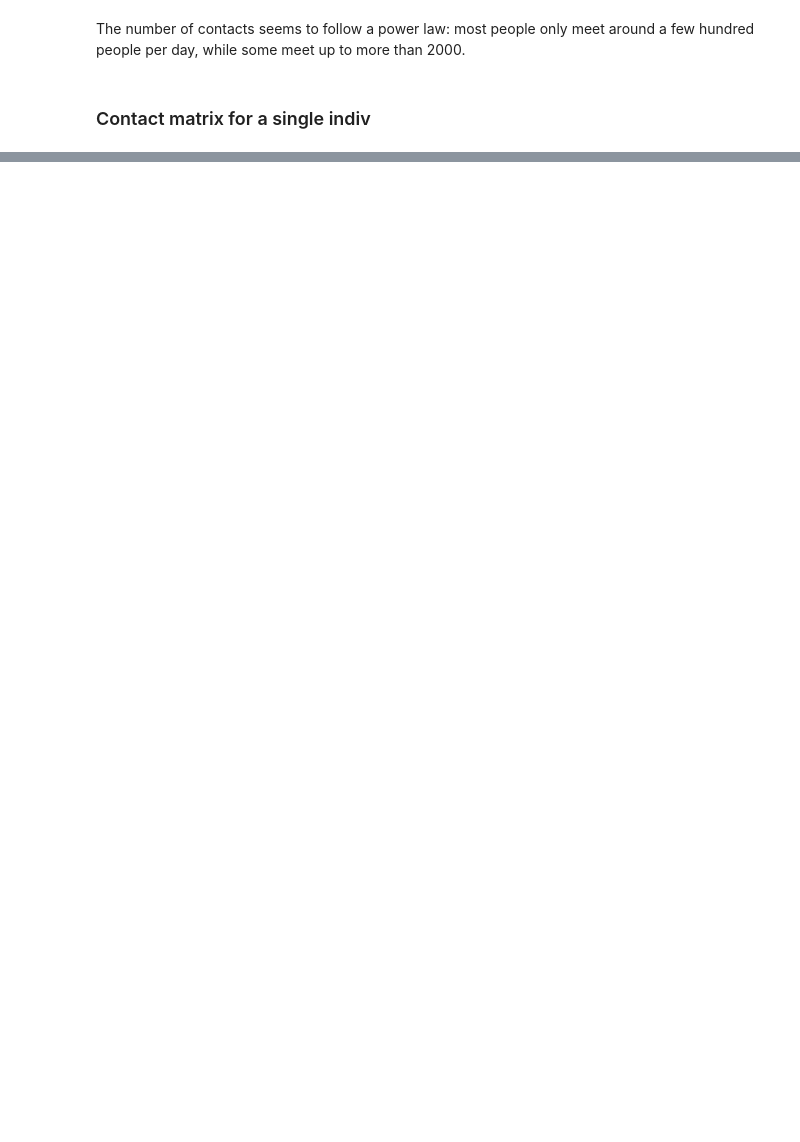
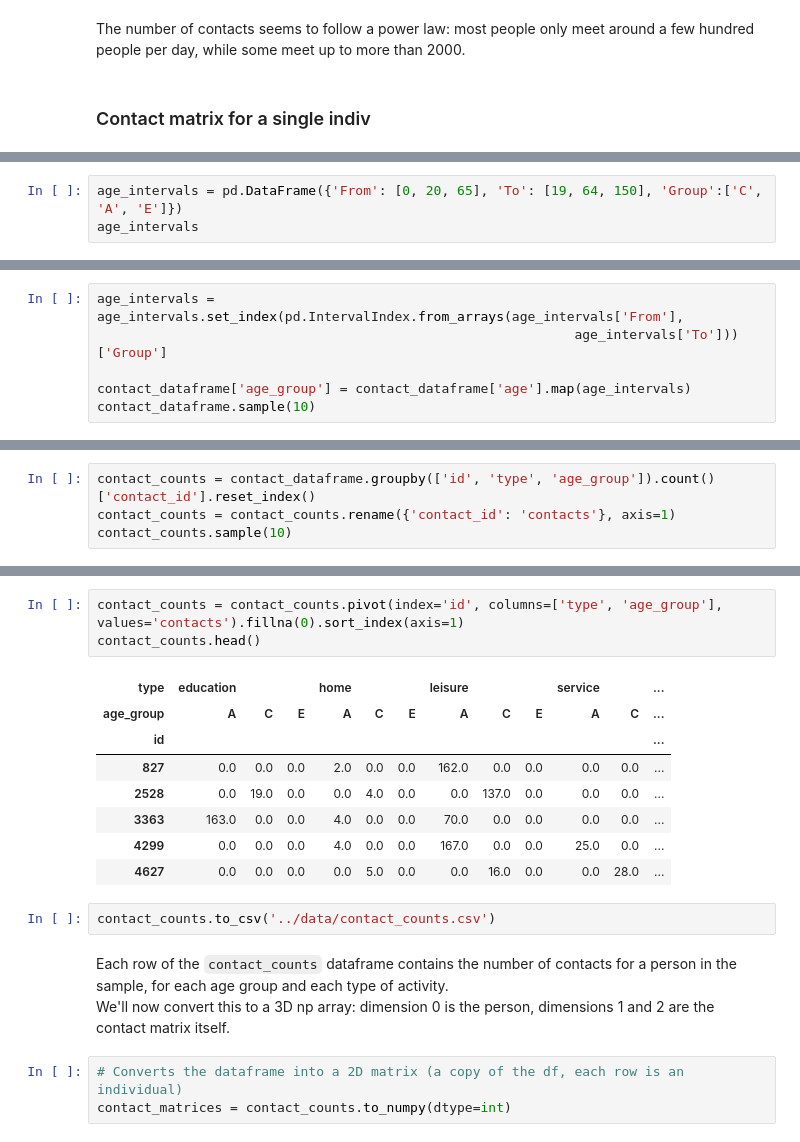
Before and after one commit to dauvillc/covid-19-switzerland, a Jupyter notebook: scripts/contact_matrices.ipynb, the cells around one changed output, grey strips where cells are left out. Drawn from its saved outputs; the diff is of its cells as text; blank space fills up the shorter version.

Commit message:
Complete contact matrices

````diff
--- a/scripts/contact_matrices.ipynb
+++ b/scripts/contact_matrices.ipynb
@@ -284,0 +288,3 @@ total_contacts(510685)
+# %%
+age_intervals = pd.DataFrame({'From': [0, 20, 65], 'To': [19, 64, 150], 'Group':['C', 'A', 'E']})
+age_intervals
@@ -284,0 +296,6 @@ total_contacts(510685)
+# %%
+age_intervals = age_intervals.set_index(pd.IntervalIndex.from_arrays(age_intervals['From'],
+                                                             age_intervals['To']))['Group']
+
+contact_dataframe['age_group'] = contact_dataframe['age'].map(age_intervals)
+contact_dataframe.sample(10)
@@ -284,0 +316,4 @@ total_contacts(510685)
+# %%
+contact_counts = contact_dataframe.groupby(['id', 'type', 'age_group']).count()['contact_id'].reset_index()
+contact_counts = contact_counts.rename({'contact_id': 'contacts'}, axis=1)
+contact_counts.sample(10)
@@ -284,0 +332,20 @@ total_contacts(510685)
+# %%
+contact_counts = contact_counts.pivot(index='id', columns=['type', 'age_group'], values='contacts').fillna(0).sort_index(axis=1)
+contact_counts.head()
+# %% [output]
+| type | education |  |  | home |  |  | leisure |  |  | service |  | ... |
+| age_group | A | C | E | A | C | E | A | C | E | A | C | ... |
+| id |  |  |  |  |  |  |  |  |  |  |  | ... |
+| 827 | 0.0 | 0.0 | 0.0 | 2.0 | 0.0 | 0.0 | 162.0 | 0.0 | 0.0 | 0.0 | 0.0 | ... |
+| 2528 | 0.0 | 19.0 | 0.0 | 0.0 | 4.0 | 0.0 | 0.0 | 137.0 | 0.0 | 0.0 | 0.0 | ... |
+| 3363 | 163.0 | 0.0 | 0.0 | 4.0 | 0.0 | 0.0 | 70.0 | 0.0 | 0.0 | 0.0 | 0.0 | ... |
+| 4299 | 0.0 | 0.0 | 0.0 | 4.0 | 0.0 | 0.0 | 167.0 | 0.0 | 0.0 | 25.0 | 0.0 | ... |
+| 4627 | 0.0 | 0.0 | 0.0 | 0.0 | 5.0 | 0.0 | 0.0 | 16.0 | 0.0 | 0.0 | 28.0 | ... |
+# %%
+contact_counts.to_csv('../data/contact_counts.csv')
+# %% [markdown]
+Each row of the ```contact_counts``` dataframe contains the number of contacts for a person in the sample, for each age group and each type of activity.
+We'll now convert this to a 3D np array: dimension 0 is the person, dimensions 1 and 2 are the contact matrix itself.
+# %%
+# Converts the dataframe into a 2D matrix (a copy of the df, each row is an individual)
+contact_matrices = contact_counts.to_numpy(dtype=int)
````
Also changed, not shown: parts of 17 cells of this notebook.
